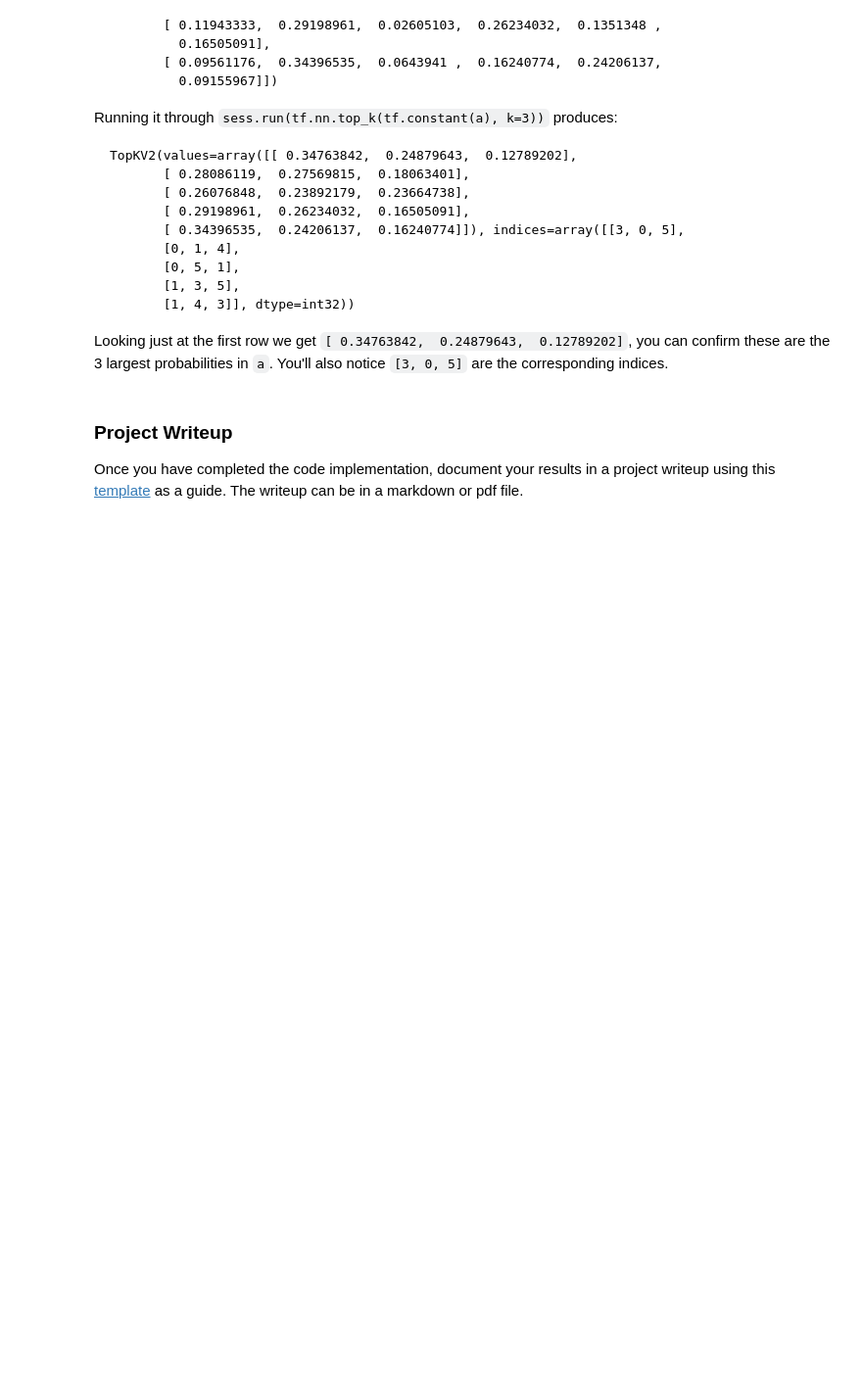
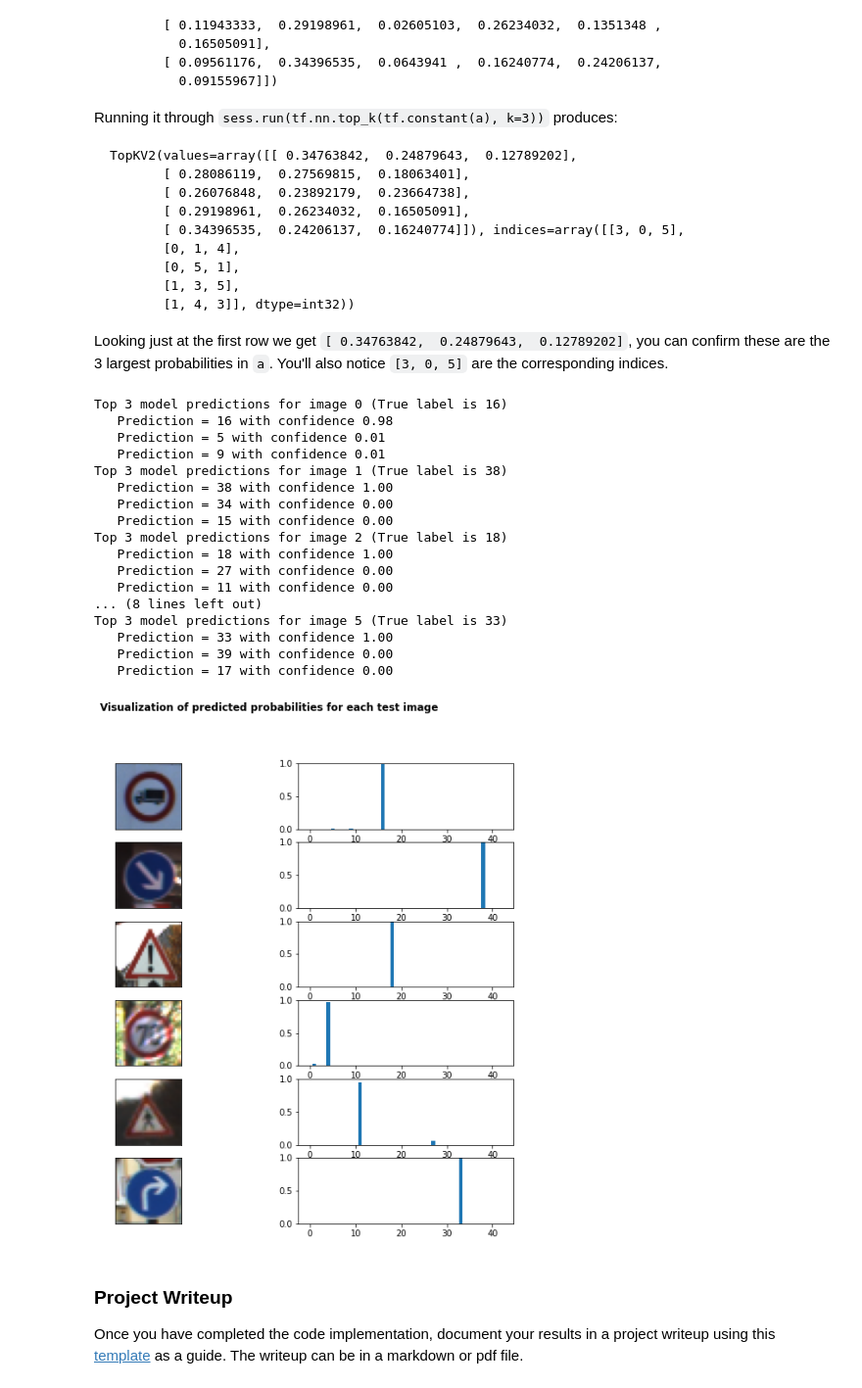
Before and after one commit to chen-bowen/Self_Driving_Car, a Jupyter notebook: 3. Traffic_Sign_Classifier/Traffic_Sign_Classifier.ipynb, the cells around one changed output. Shown: that part at 98% size. Drawn from its saved outputs; the diff is of its cells as text; code cells hidden in the pictures; blank space fills up the shorter version.

```diff
--- a/3. Traffic_Sign_Classifier/Traffic_Sign_Classifier.ipynb
+++ b/3. Traffic_Sign_Classifier/Traffic_Sign_Classifier.ipynb
@@ -503,3 +586,49 @@ Looking just at the first row we get `[ 0.34763842,  0.24879643,  0.12789202]`,
+# %%
+plt.rcParams["figure.figsize"] = (10, 10)
+K = 3
+top_3 = tf.nn.top_k(pred, k=K)
+n_images = len(new_labels)
+fig, axarray = plt.subplots(n_images, 2)
+plt.suptitle(
+    "Visualization of predicted probabilities for each test image", fontweight="bold"
+)
+for r in range(0, n_images):
+    axarray[r, 0].imshow(np.squeeze(new_test_images[r]))
+    axarray[r, 0].set_xticks([]), axarray[r, 0].set_yticks([])
+    plt.setp(axarray[r, 0].get_xticklabels(), visible=False)
+    plt.setp(axarray[r, 0].get_yticklabels(), visible=False)
+    axarray[r, 1].bar(np.arange(n_classes), pred[r])
+    axarray[r, 1].set_ylim([0, 1])
+
+# print top K predictions of the model for each example, along with confidence (softmax score)
+for i in range(len(new_test_images)):
+    print(
+        "Top {} model predictions for image {} (True label is {})".format(
+            K, i, new_labels[i]
+        )
+    )
+    for k in range(K):
+        top_c = top_3[1][i][k]
+        print("   Prediction = {} with confidence {:.2f}".format(top_c, pred[i][top_c]))
+# %% [output]
+Top 3 model predictions for image 0 (True label is 16)
+   Prediction = 16 with confidence 0.98
+   Prediction = 5 with confidence 0.01
+   Prediction = 9 with confidence 0.01
+Top 3 model predictions for image 1 (True label is 38)
+   Prediction = 38 with confidence 1.00
+   Prediction = 34 with confidence 0.00
+   Prediction = 15 with confidence 0.00
+Top 3 model predictions for image 2 (True label is 18)
+   Prediction = 18 with confidence 1.00
+   Prediction = 27 with confidence 0.00
+   Prediction = 11 with confidence 0.00
+... (8 lines left out)
+Top 3 model predictions for image 5 (True label is 33)
+   Prediction = 33 with confidence 1.00
+   Prediction = 39 with confidence 0.00
+   Prediction = 17 with confidence 0.00
+[figure, added]
 # %% [markdown]
 ### Project Writeup
 
```
Also changed, not shown: parts of 12 cells of this notebook, 6 other files.
